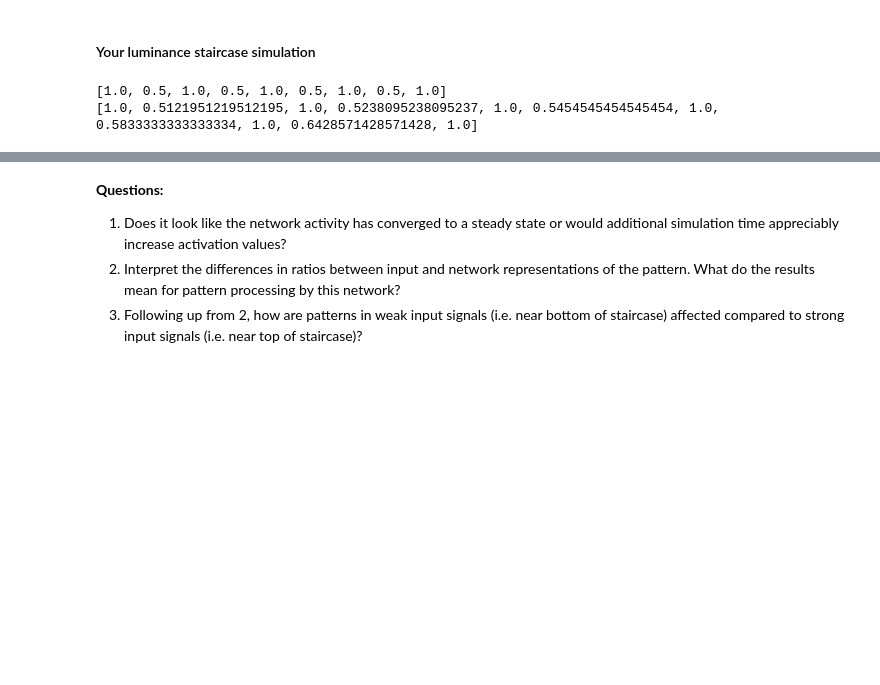
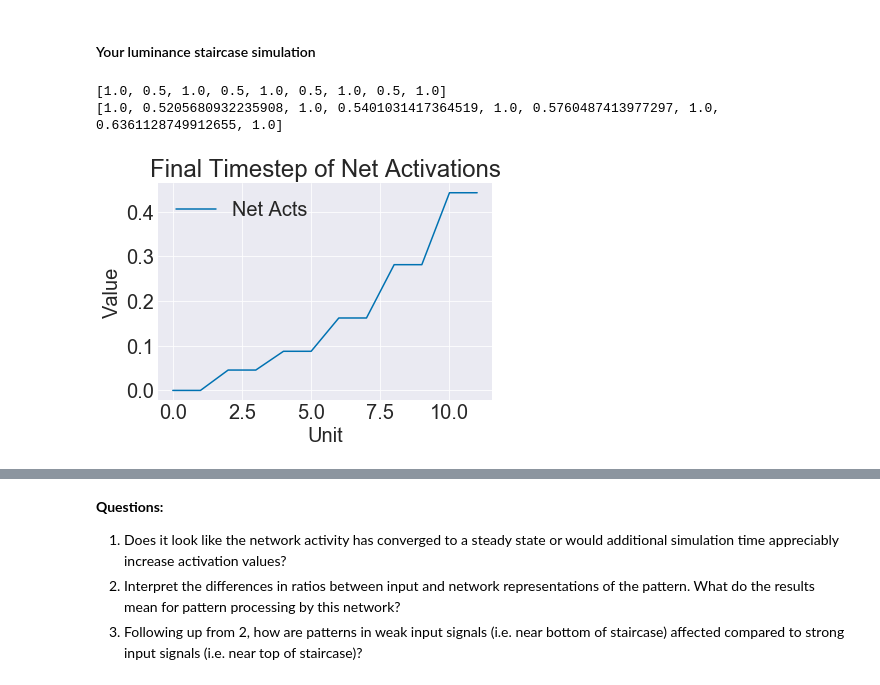
Before and after one commit to ejseal21/Computational-Neuroscience, a Jupyter notebook: Project3/CompNets.ipynb, the cells around one changed output, grey strips where cells are left out. Drawn from its saved outputs; the diff is of its cells as text; code cells hidden in the pictures; blank space fills up the shorter version.

Commit message:
halfway through the charts

```diff
--- a/Project3/CompNets.ipynb
+++ b/Project3/CompNets.ipynb
@@ -52,7 +52,7 @@ You will explore the question of whether cells can accurately encode input patte
 Please label the x and y axes, provide a title, and create a legend whenever you are plotting multiple curves in the same plot.
 # %%
 import competitive_nets
-stairs = np.array([0.0, 0.0,0.0125,0.0125,  0.05, 0.05, 0.1, 0.1, 0.2, 0.2, 0.4, 0.4, 0.8, 0.8])
+stairs = np.array([0.0, 0.0, 0.05, 0.05, 0.1, 0.1, 0.2, 0.2, 0.4, 0.4, 0.8, 0.8])
 # %% [markdown]
 #### (i) Test leaky_integrator
 # %%
@@ -73,12 +73,27 @@ for i in range(2, len(stairs)-1):
     ratios.append(stairs[i]/stairs[i+1])
 print(ratios)
 
-net_activation_val_ratios = []
-net_acts = competitive_nets.leaky_integrator(stairs, A = 1, B=1, t_max = 3, dt = 0.0001)
+last_net_activation_val_ratios = []
+all_net_activation_val_ratios = []
+net_acts = competitive_nets.leaky_integrator(stairs, A = 1, B=1, t_max = 3, dt = 0.001)
+for i in range(2, len(net_acts)-1):
+    all_net_activation_val_ratios.append(net_acts[i]/net_acts[i+1])
 last_net_acts = net_acts[-1]
-for i in range(len(last_net_acts)-1):
-    net_activation_val_ratios.append(last_net_acts[i]/last_net_acts[i+1])
-print(net_activation_val_ratios)
+for i in range(2, len(last_net_acts)-1):
+    last_net_activation_val_ratios.append(last_net_acts[i]/last_net_acts[i+1])
+print(last_net_activation_val_ratios)
 # %% [output]
 [1.0, 0.5, 1.0, 0.5, 1.0, 0.5, 1.0, 0.5, 1.0]
-[1.0, 0.5121951219512195, 1.0, 0.5238095238095237, 1.0, 0.5454545454545454, 1.0, 0.5833333333333334, 1.0, 0.6428571428571428, 1.0]
+[1.0, 0.5205680932235908, 1.0, 0.5401031417364519, 1.0, 0.5760487413977297, 1.0, 0.6361128749912655, 1.0]
+# %%
+#plot
+plt.plot(last_net_acts, label="Net Acts")
+
+#make words show up
+plt.legend()
+plt.title("Final Timestep of Net Activations")
+plt.ylabel("Value")
+plt.xlabel("Unit")
+plt.show()
+# %% [output]
+[figure, added]
```
Also changed, not shown: parts of 3 cells of this notebook.
